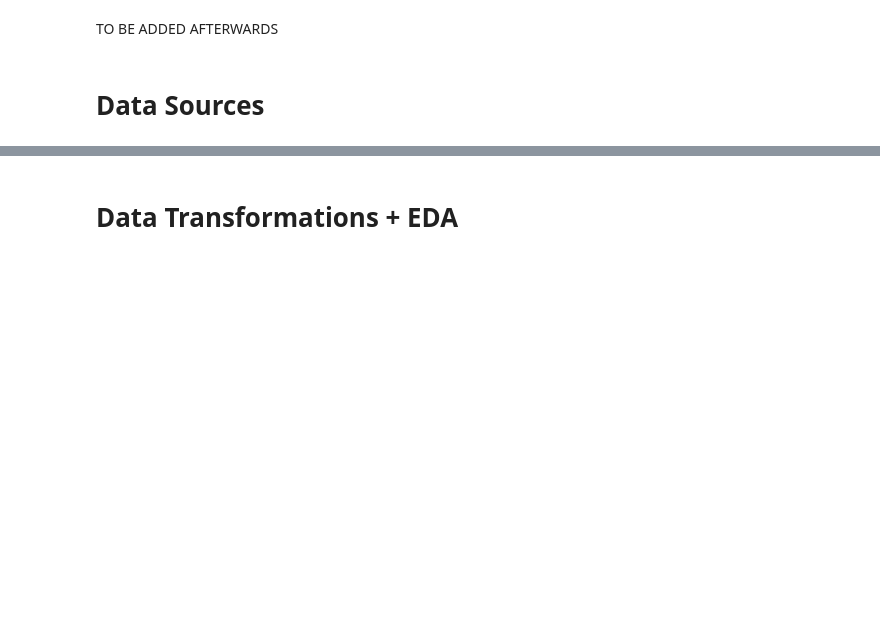
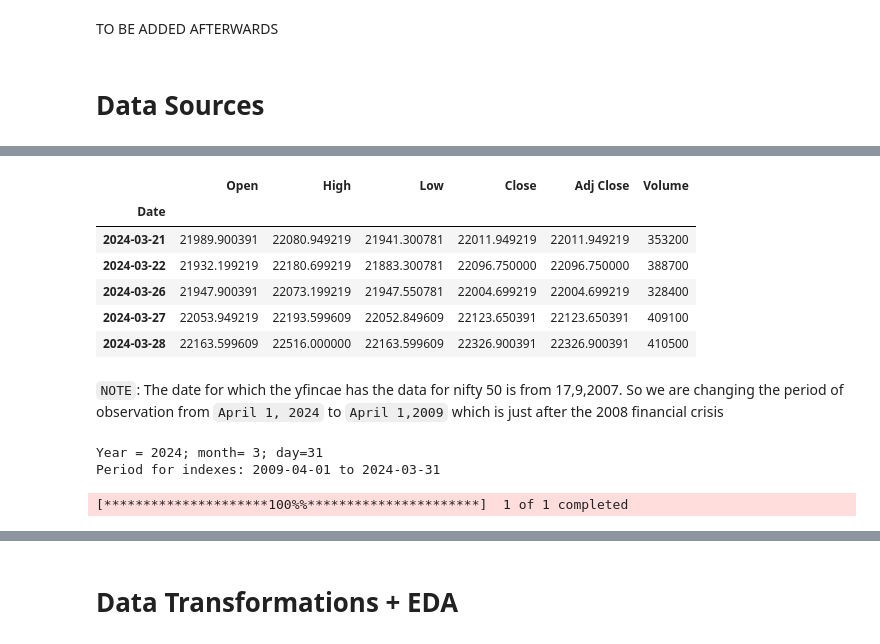
Before and after one commit to MekongDelta-mind/sma_project_repo, a Jupyter notebook: project_sma.ipynb, the cells around one changed output, grey strips where cells are left out. Saved outputs shown, nothing was run; the diff lists cells and outputs as text; code cells hidden in the pictures; blank space fills up the shorter version.

```diff
--- a/project_sma.ipynb
+++ b/project_sma.ipynb
@@ -6,0 +76,30 @@ TO BE ADDED AFTERWARDS
+# %%
+nifty_50_df.tail()
+# %% [output]
+|  | Open | High | Low | Close | Adj Close | Volume |
+| Date |  |  |  |  |  |  |
+| 2024-03-21 | 21989.900391 | 22080.949219 | 21941.300781 | 22011.949219 | 22011.949219 | 353200 |
+| 2024-03-22 | 21932.199219 | 22180.699219 | 21883.300781 | 22096.750000 | 22096.750000 | 388700 |
+| 2024-03-26 | 21947.900391 | 22073.199219 | 21947.550781 | 22004.699219 | 22004.699219 | 328400 |
+| 2024-03-27 | 22053.949219 | 22193.599609 | 22052.849609 | 22123.650391 | 22123.650391 | 409100 |
+| 2024-03-28 | 22163.599609 | 22516.000000 | 22163.599609 | 22326.900391 | 22326.900391 | 410500 |
+# %% [markdown]
+`NOTE`: The date for which the yfincae has the data for nifty 50 is from 17,9,2007. So we are changing the period of observation from `April 1, 2024` to `April 1,2009` which is just after the 2008 financial crisis
+# %%
+# Set end to the last date of March 2024
+end = date(year=2024, month=3, day=31)
+print(f'Year = {end.year}; month= {end.month}; day={end.day}')
+
+# Set start to April 1, 2009
+start = date(year=2009, month=4, day=1)
+print(f'Period for indexes: {start} to {end} ')
+# %% [output]
+Year = 2024; month= 3; day=31
+Period for indexes: 2009-04-01 to 2024-03-31
+# %%
+nifty_50_df = yf.download(tickers = "^NSEI",
+            start=start,
+            end = end,
+            interval = "1d")
+# %% [output]
+[*********************100%%**********************]  1 of 1 completed
```
Also changed, not shown: parts of 22 cells of this notebook.
